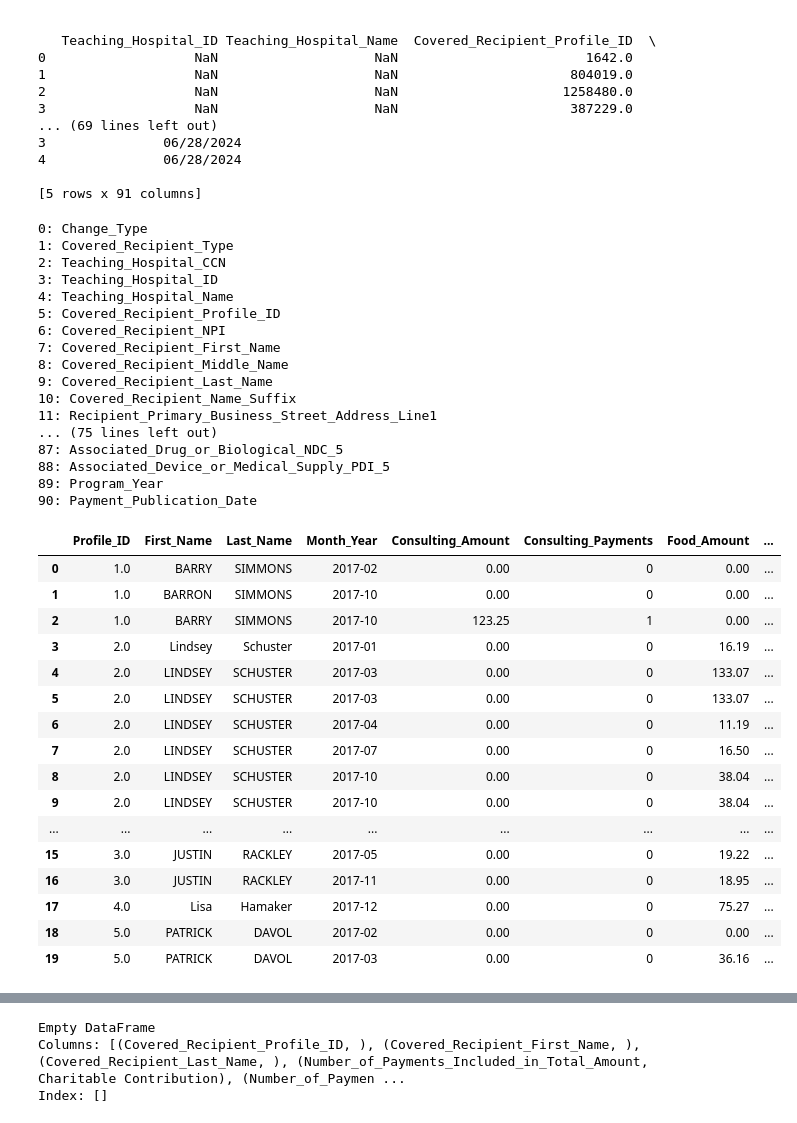
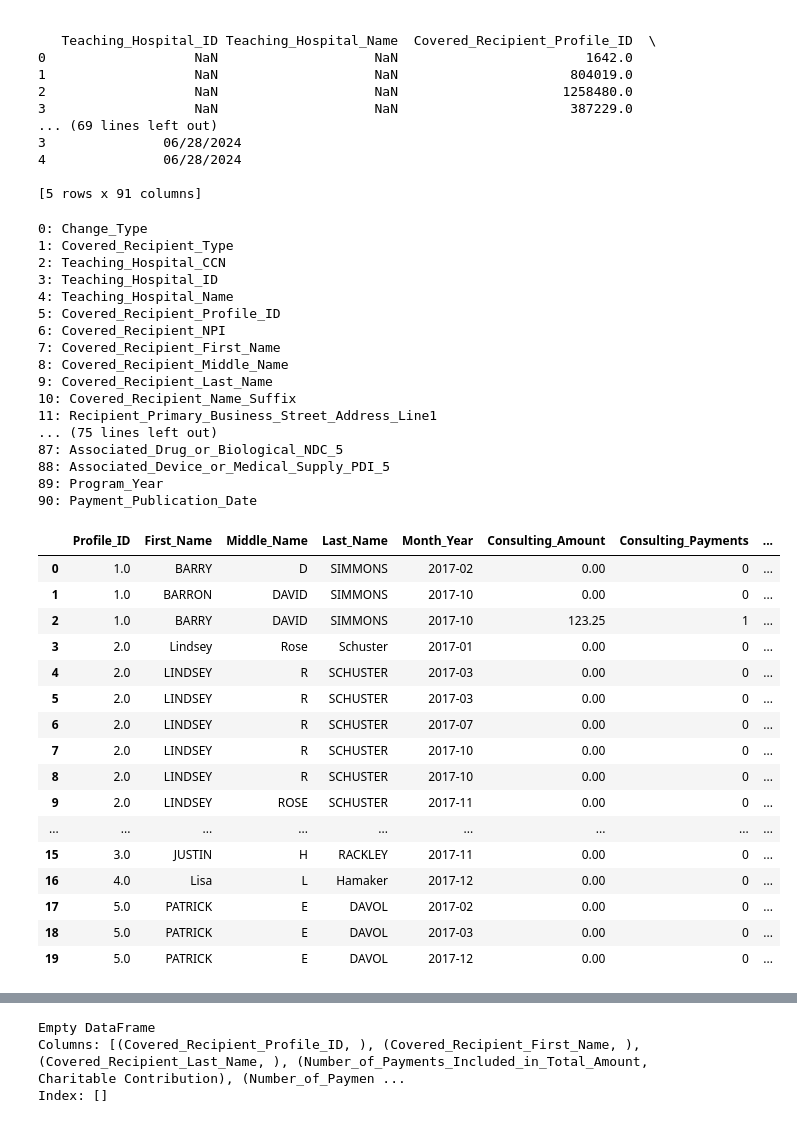
Before and after one commit to Mohid169/automations_for_muzz, a Jupyter notebook: automation_prototype.ipynb, the cells around one changed output, grey strips where cells are left out. Saved outputs shown, nothing was run; the diff lists cells and outputs as text; code cells hidden in the pictures.

```diff
--- a/automation_prototype.ipynb
+++ b/automation_prototype.ipynb
@@ -59,6 +59,7 @@ def create_unified_payment_view(df):
     payment_breakdown = df.groupby([
         'Covered_Recipient_Profile_ID',
         'Covered_Recipient_First_Name',
+        'Covered_Recipient_Middle_Name',
         'Covered_Recipient_Last_Name',
         'Month_Year',
         'Nature_of_Payment_or_Transfer_of_Value'
@@ -72,6 +73,7 @@ def create_unified_payment_view(df):
         index=[
             'Covered_Recipient_Profile_ID',
             'Covered_Recipient_First_Name',
+            'Covered_Recipient_Middle_Name',
             'Covered_Recipient_Last_Name',
             'Month_Year'
         ],
@@ -119,6 +121,7 @@ def create_unified_payment_view(df):
     company_breakdown = df.groupby([
         'Covered_Recipient_Profile_ID',
         'Covered_Recipient_First_Name',
+        'Covered_Recipient_Middle_Name',
         'Covered_Recipient_Last_Name',
         'Month_Year',
         'Applicable_Manufacturer_or_Applicable_GPO_Making_Payment_Name'
@@ -138,6 +141,7 @@ def create_unified_payment_view(df):
         on=[
             'Covered_Recipient_Profile_ID',
             'Covered_Recipient_First_Name',
+            'Covered_Recipient_Middle_Name',
             'Covered_Recipient_Last_Name',
             'Month_Year'
         ],
@@ -148,6 +152,7 @@ def create_unified_payment_view(df):
     final_df.rename(columns={
         'Covered_Recipient_Profile_ID': 'Profile_ID',
         'Covered_Recipient_First_Name': 'First_Name',
+        'Covered_Recipient_Middle_Name': 'Middle_Name',
         'Covered_Recipient_Last_Name': 'Last_Name',
         'Total_Amount_of_Payment_USDollars_Consulting_Fee': 'Consulting_Amount',
         'Number_of_Payments_Included_in_Total_Amount_Consulting_Fee': 'Consulting_Payments',
@@ -159,7 +164,7 @@ def create_unified_payment_view(df):
 
     # List of expected columns
     expected_columns = [
-        'Profile_ID', 'First_Name', 'Last_Name', 'Month_Year',
+        'Profile_ID', 'First_Name', 'Middle_Name', 'Last_Name', 'Month_Year',
         'Consulting_Amount', 'Consulting_Payments',
         'Food_Amount', 'Food_Payments',
         'Travel_Amount', 'Travel_Payments',
@@ -189,49 +194,49 @@ def create_unified_payment_view(df):
 
     # Sort and reset index
     final_df.sort_values(by=['Profile_ID', 'Month_Year'], inplace=True)
     final_df.reset_index(drop=True, inplace=True)
 
     return final_df
 
 # Create the unified payment view
 unified_view = create_unified_payment_view(df)
 
 
 unified_view.head(n=20)
 # %% [output]
 0: Change_Type
 1: Covered_Recipient_Type
 2: Teaching_Hospital_CCN
 3: Teaching_Hospital_ID
 4: Teaching_Hospital_Name
 5: Covered_Recipient_Profile_ID
 6: Covered_Recipient_NPI
 7: Covered_Recipient_First_Name
 8: Covered_Recipient_Middle_Name
 9: Covered_Recipient_Last_Name
 10: Covered_Recipient_Name_Suffix
 11: Recipient_Primary_Business_Street_Address_Line1
 ... (75 lines left out)
 87: Associated_Drug_or_Biological_NDC_5
 88: Associated_Device_or_Medical_Supply_PDI_5
 89: Program_Year
 90: Payment_Publication_Date
-|  | Profile_ID | First_Name | Last_Name | Month_Year | Consulting_Amount | Consulting_Payments | Food_Amount | ... |
-| 0 | 1.0 | BARRY | SIMMONS | 2017-02 | 0.00 | 0 | 0.00 | ... |
-| 1 | 1.0 | BARRON | SIMMONS | 2017-10 | 0.00 | 0 | 0.00 | ... |
-| 2 | 1.0 | BARRY | SIMMONS | 2017-10 | 123.25 | 1 | 0.00 | ... |
-| 3 | 2.0 | Lindsey | Schuster | 2017-01 | 0.00 | 0 | 16.19 | ... |
-| 4 | 2.0 | LINDSEY | SCHUSTER | 2017-03 | 0.00 | 0 | 133.07 | ... |
-| 5 | 2.0 | LINDSEY | SCHUSTER | 2017-03 | 0.00 | 0 | 133.07 | ... |
-| 6 | 2.0 | LINDSEY | SCHUSTER | 2017-04 | 0.00 | 0 | 11.19 | ... |
-| 7 | 2.0 | LINDSEY | SCHUSTER | 2017-07 | 0.00 | 0 | 16.50 | ... |
-| 8 | 2.0 | LINDSEY | SCHUSTER | 2017-10 | 0.00 | 0 | 38.04 | ... |
-| 9 | 2.0 | LINDSEY | SCHUSTER | 2017-10 | 0.00 | 0 | 38.04 | ... |
+|  | Profile_ID | First_Name | Middle_Name | Last_Name | Month_Year | Consulting_Amount | Consulting_Payments | ... |
+| 0 | 1.0 | BARRY | D | SIMMONS | 2017-02 | 0.00 | 0 | ... |
+| 1 | 1.0 | BARRON | DAVID | SIMMONS | 2017-10 | 0.00 | 0 | ... |
+| 2 | 1.0 | BARRY | DAVID | SIMMONS | 2017-10 | 123.25 | 1 | ... |
+| 3 | 2.0 | Lindsey | Rose | Schuster | 2017-01 | 0.00 | 0 | ... |
+| 4 | 2.0 | LINDSEY | R | SCHUSTER | 2017-03 | 0.00 | 0 | ... |
+| 5 | 2.0 | LINDSEY | R | SCHUSTER | 2017-03 | 0.00 | 0 | ... |
+| 6 | 2.0 | LINDSEY | R | SCHUSTER | 2017-07 | 0.00 | 0 | ... |
+| 7 | 2.0 | LINDSEY | R | SCHUSTER | 2017-10 | 0.00 | 0 | ... |
+| 8 | 2.0 | LINDSEY | R | SCHUSTER | 2017-10 | 0.00 | 0 | ... |
+| 9 | 2.0 | LINDSEY | ROSE | SCHUSTER | 2017-11 | 0.00 | 0 | ... |
 | ... | ... | ... | ... | ... | ... | ... | ... | ... |
-| 15 | 3.0 | JUSTIN | RACKLEY | 2017-05 | 0.00 | 0 | 19.22 | ... |
-| 16 | 3.0 | JUSTIN | RACKLEY | 2017-11 | 0.00 | 0 | 18.95 | ... |
-| 17 | 4.0 | Lisa | Hamaker | 2017-12 | 0.00 | 0 | 75.27 | ... |
-| 18 | 5.0 | PATRICK | DAVOL | 2017-02 | 0.00 | 0 | 0.00 | ... |
-| 19 | 5.0 | PATRICK | DAVOL | 2017-03 | 0.00 | 0 | 36.16 | ... |
+| 15 | 3.0 | JUSTIN | H | RACKLEY | 2017-11 | 0.00 | 0 | ... |
+| 16 | 4.0 | Lisa | L | Hamaker | 2017-12 | 0.00 | 0 | ... |
+| 17 | 5.0 | PATRICK | E | DAVOL | 2017-02 | 0.00 | 0 | ... |
+| 18 | 5.0 | PATRICK | E | DAVOL | 2017-03 | 0.00 | 0 | ... |
+| 19 | 5.0 | PATRICK | E | DAVOL | 2017-12 | 0.00 | 0 | ... |
 # %%
 unified_view.to_csv('unified_view.csv', index=False)
```
Also changed, not shown: parts of 1 cell of this notebook.
